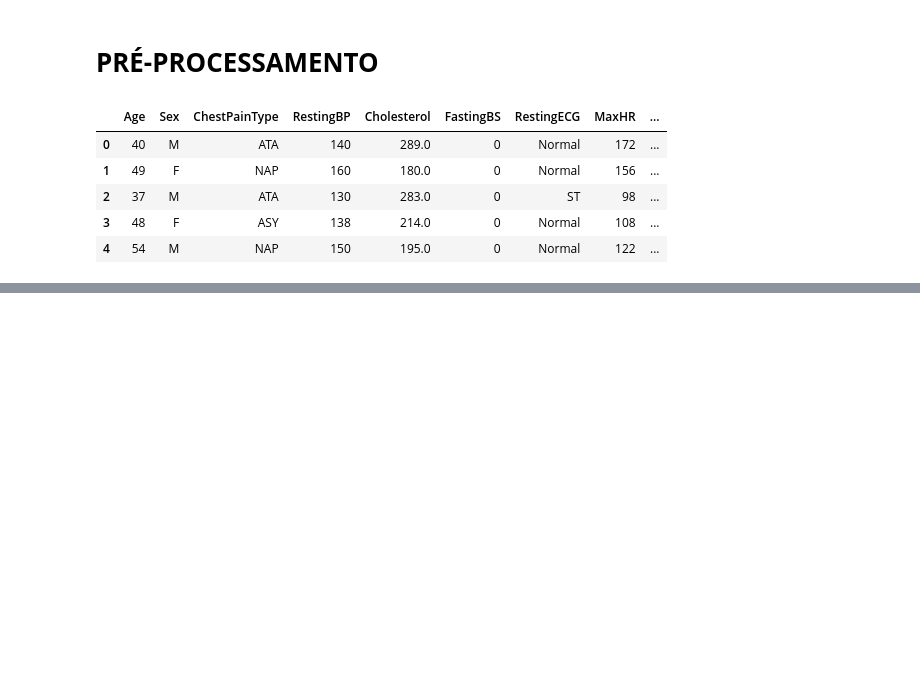
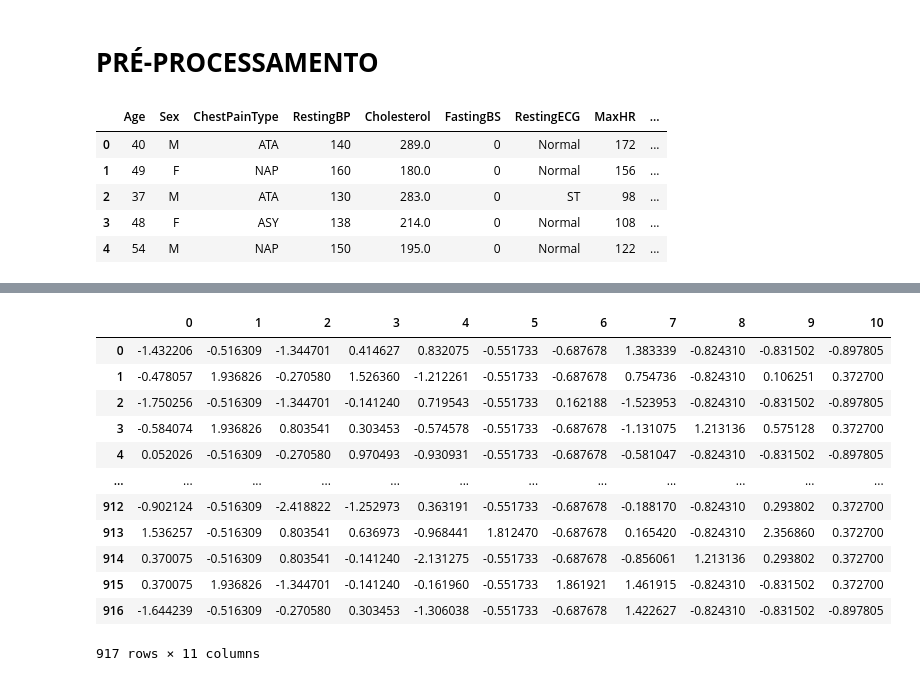
Before and after one commit to mateus-neres/Machine_Learning_com_Python, a Jupyter notebook: Aula_38_a_65.ipynb, the cells around one changed output, grey strips where cells are left out. Saved outputs shown, nothing was run; the diff lists cells and outputs as text; code cells hidden in the pictures; blank space fills up the shorter version.

```diff
--- a/Aula_38_a_65.ipynb
+++ b/Aula_38_a_65.ipynb
@@ -42,0 +51,8 @@ df.head(10)
+# %%
+df2 = pd.DataFrame.copy(df)
+# %%
+df2.Sex.replace({'M':0, 'F':1}, inplace=True)
+df2.ChestPainType.replace({'TA':0, 'ATA':1, 'NAP':2, "ASY":3}, inplace=True)
+df2.RestingECG.replace({'Normal':0, 'ST':1, 'LVH':3}, inplace=True)
+df2.ExerciseAngina.replace({'N':0, 'Y':1}, inplace=True)
+df2.ST_Slope.replace({'Up':0, 'Flat':1, 'Down':3}, inplace=True)
@@ -42,0 +129,2 @@ df.head(10)
+# %%
+previsores = df2.iloc[:,0:11].values
@@ -42,0 +187,2 @@ df.head(10)
+# %%
+previsores_esc = StandardScaler().fit_transform(previsores)
@@ -42,0 +205,17 @@ df.head(10)
+# %%
+previsoresdf = pd.DataFrame(previsores_esc)
+previsoresdf
+# %% [output]
+|  | 0 | 1 | 2 | 3 | 4 | 5 | 6 | 7 | 8 | 9 | 10 |
+| 0 | -1.432206 | -0.516309 | -1.344701 | 0.414627 | 0.832075 | -0.551733 | -0.687678 | 1.383339 | -0.824310 | -0.831502 | -0.897805 |
+| 1 | -0.478057 | 1.936826 | -0.270580 | 1.526360 | -1.212261 | -0.551733 | -0.687678 | 0.754736 | -0.824310 | 0.106251 | 0.372700 |
+| 2 | -1.750256 | -0.516309 | -1.344701 | -0.141240 | 0.719543 | -0.551733 | 0.162188 | -1.523953 | -0.824310 | -0.831502 | -0.897805 |
+| 3 | -0.584074 | 1.936826 | 0.803541 | 0.303453 | -0.574578 | -0.551733 | -0.687678 | -1.131075 | 1.213136 | 0.575128 | 0.372700 |
+| 4 | 0.052026 | -0.516309 | -0.270580 | 0.970493 | -0.930931 | -0.551733 | -0.687678 | -0.581047 | -0.824310 | -0.831502 | -0.897805 |
+| ... | ... | ... | ... | ... | ... | ... | ... | ... | ... | ... | ... |
+| 912 | -0.902124 | -0.516309 | -2.418822 | -1.252973 | 0.363191 | -0.551733 | -0.687678 | -0.188170 | -0.824310 | 0.293802 | 0.372700 |
+| 913 | 1.536257 | -0.516309 | 0.803541 | 0.636973 | -0.968441 | 1.812470 | -0.687678 | 0.165420 | -0.824310 | 2.356860 | 0.372700 |
+| 914 | 0.370075 | -0.516309 | 0.803541 | -0.141240 | -2.131275 | -0.551733 | -0.687678 | -0.856061 | 1.213136 | 0.293802 | 0.372700 |
+| 915 | 0.370075 | 1.936826 | -1.344701 | -0.141240 | -0.161960 | -0.551733 | 1.861921 | 1.461915 | -0.824310 | -0.831502 | 0.372700 |
+| 916 | -1.644239 | -0.516309 | -0.270580 | 0.303453 | -1.306038 | -0.551733 | -0.687678 | 1.422627 | -0.824310 | -0.831502 | -0.897805 |
+917 rows × 11 columns
```
Also changed, not shown: parts of 26 cells of this notebook.
